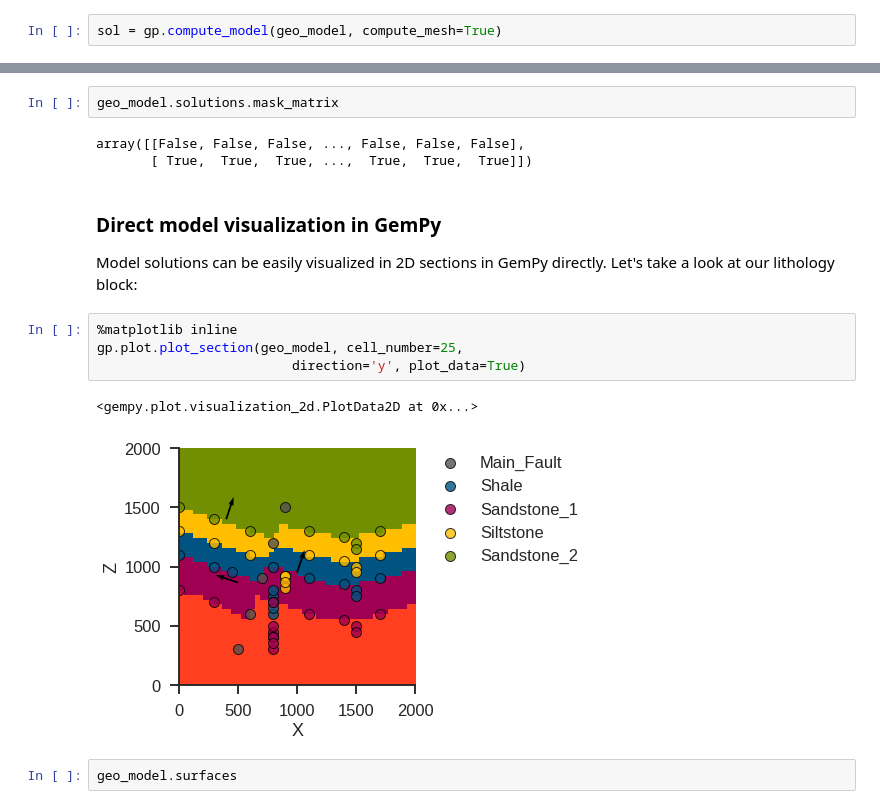
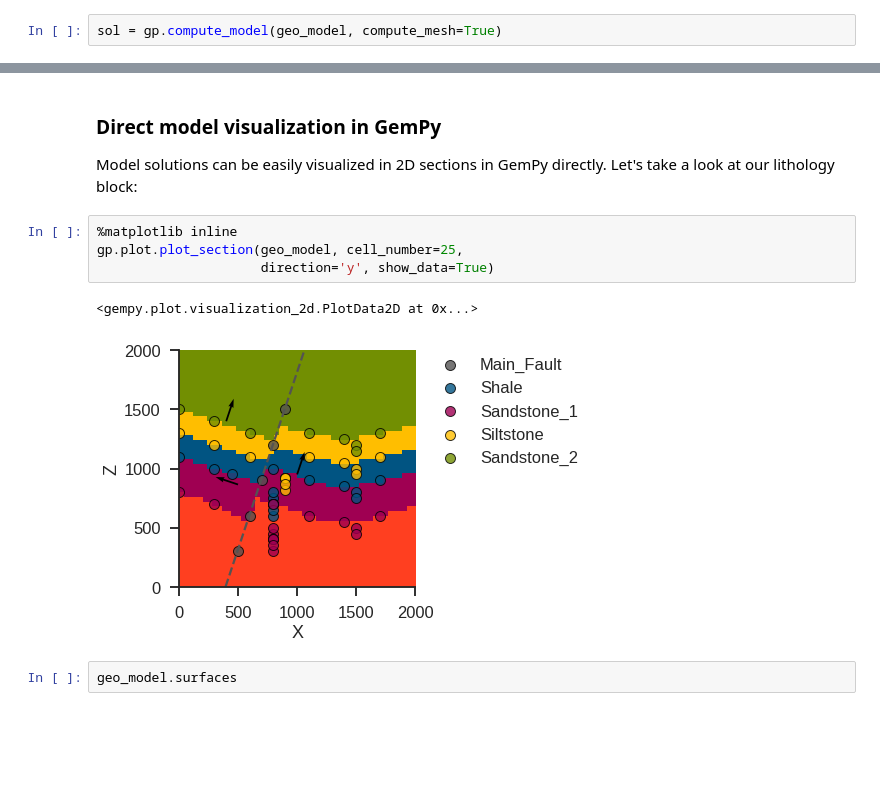
Before and after one commit to gempy-project/gempy, a Jupyter notebook: notebooks/tutorials/ch1-1_Basics.ipynb, the cells around one changed output, grey strips where cells are left out. Cells and saved outputs as stored; diff of their text form; blank space fills up the shorter version.

```diff
--- a/notebooks/tutorials/ch1-1_Basics.ipynb
+++ b/notebooks/tutorials/ch1-1_Basics.ipynb
@@ -325,8 +303,3 @@ is onlap [0 0]
-# %%
-geo_model.solutions.mask_matrix
-# %% [output]
-array([[False, False, False, ..., False, False, False],
-       [ True,  True,  True, ...,  True,  True,  True]])
 # %% [markdown]
 ### Direct model visualization in GemPy
 
@@ -334,10 +307,10 @@ Model solutions can be easily visualized in 2D sections in GemPy directly. Let's
 # %%
 %matplotlib inline
 gp.plot.plot_section(geo_model, cell_number=25,
-                         direction='y', plot_data=True)
+                     direction='y', show_data=True)
 # %% [output]
 <gempy.plot.visualization_2d.PlotData2D at 0x...>
-[figure, old version]
+[figure, new version]
 # %%
 geo_model.surfaces
 # %% [output]
```
Also changed, not shown: parts of 23 cells of this notebook, 7 other files.
